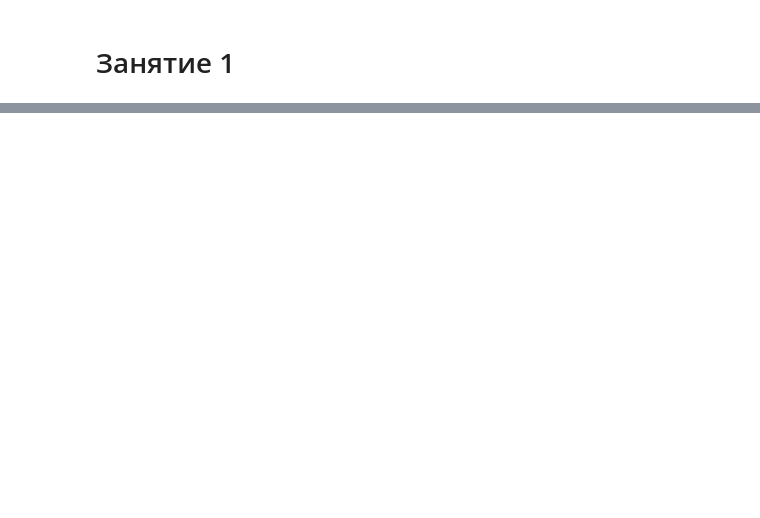
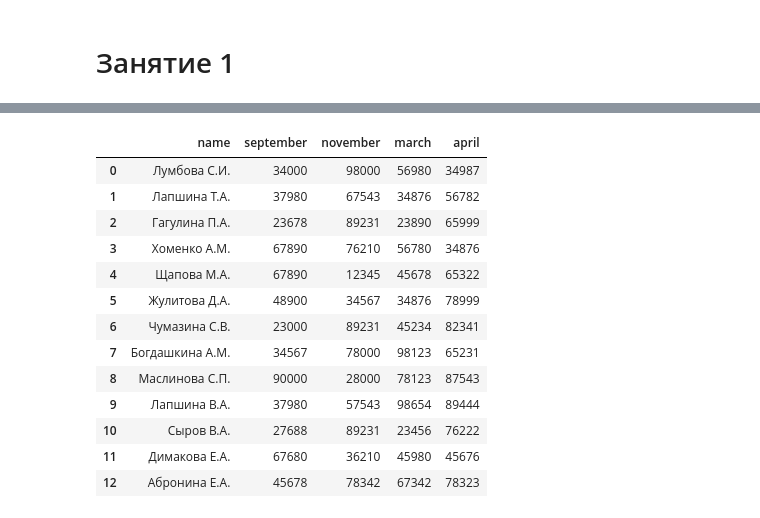
Before and after one commit to nastuaah/programming, a Jupyter notebook: Основы_программирования.ipynb, the cells around one changed output, grey strips where cells are left out. Cells and saved outputs as stored; diff of their text form; code cells hidden in the pictures; blank space fills up the shorter version.

```diff
--- a/Основы_программирования.ipynb
+++ b/Основы_программирования.ipynb
@@ -52,0 +97,5 @@ print ("Наименьшее количество парт:", (a1+a2+a3)//2 + (a
+# %%
+#@title считываем и объединяем листы таблицы
+import pandas as pd
+df_1=pd.concat(pd.read_excel('/content/gdrive/MyDrive/python/excel.xlsx', sheet_name=None), ignore_index=True)
+df_1
@@ -52,0 +116,4 @@ print ("Наименьшее количество парт:", (a1+a2+a3)//2 + (a
+# %%
+#@title добавляем новую строку
+df_1.loc[len(df_1.index)]=['Абронина Е.А.', 45678, 78342, 67342]
+df_1
@@ -52,0 +135,20 @@ print ("Наименьшее количество парт:", (a1+a2+a3)//2 + (a
+# %%
+#@title добавляем новый столбец
+april_vals= [34987, 56782, 65999, 34876, 65322, 78999, 82341, 65231, 87543, 89444, 76222, 45676, 78323]
+df_1.insert(loc=len(df_1.columns), column='april', value=april_vals)
+df_1
+# %% [output]
+|  | name | september | november | march | april |
+| 0 | Лумбова С.И. | 34000 | 98000 | 56980 | 34987 |
+| 1 | Лапшина Т.А. | 37980 | 67543 | 34876 | 56782 |
+| 2 | Гагулина П.А. | 23678 | 89231 | 23890 | 65999 |
+| 3 | Хоменко А.М. | 67890 | 76210 | 56780 | 34876 |
+| 4 | Щапова М.А. | 67890 | 12345 | 45678 | 65322 |
+| 5 | Жулитова Д.А. | 48900 | 34567 | 34876 | 78999 |
+| 6 | Чумазина С.В. | 23000 | 89231 | 45234 | 82341 |
+| 7 | Богдашкина А.М. | 34567 | 78000 | 98123 | 65231 |
+| 8 | Маслинова С.П. | 90000 | 28000 | 78123 | 87543 |
+| 9 | Лапшина В.А. | 37980 | 57543 | 98654 | 89444 |
+| 10 | Сыров В.А. | 27688 | 89231 | 23456 | 76222 |
+| 11 | Димакова Е.А. | 67680 | 36210 | 45980 | 45676 |
+| 12 | Абронина Е.А. | 45678 | 78342 | 67342 | 78323 |
```
Also changed, not shown: parts of 17 cells of this notebook.
